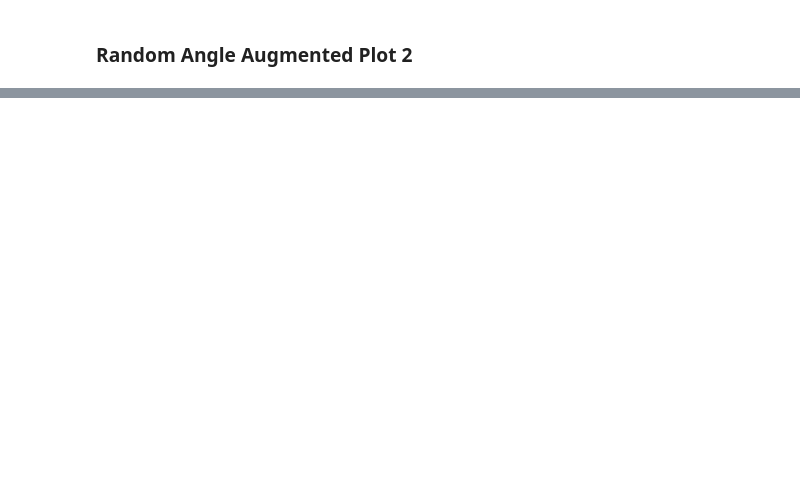
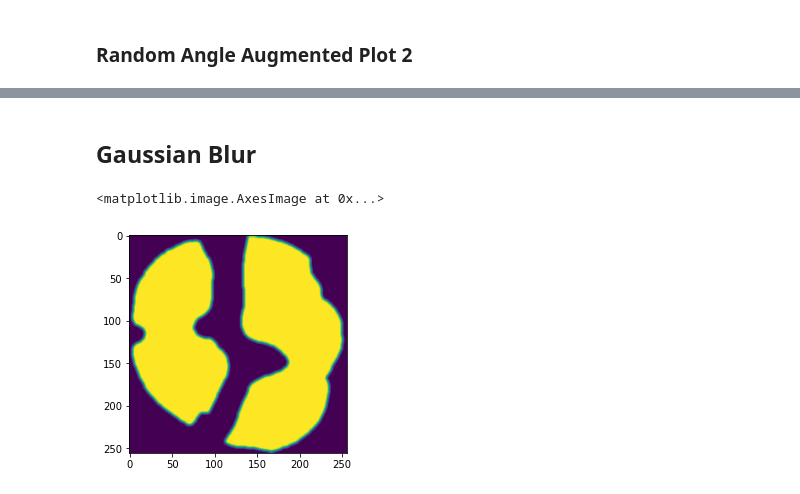
Before and after one commit to Awsaf780/STL-Processing, a Jupyter notebook: 04 - Augmentation (storage efficient) and Gaussian Blur.ipynb, the cells around one changed output, grey strips where cells are left out. Saved outputs shown, nothing was run; the diff lists cells and outputs as text; code cells hidden in the pictures; blank space fills up the shorter version.

```diff
--- a/04 - Augmentation (storage efficient) and Gaussian Blur.ipynb
+++ b/04 - Augmentation (storage efficient) and Gaussian Blur.ipynb
@@ -154,0 +169,8 @@ Angle Rotated:  -5
+# %% [markdown]
+## Gaussian Blur
+# %%
+dst = cv2.GaussianBlur(src,(5,5),cv2.BORDER_DEFAULT)
+plt.imshow(dst)
+# %% [output]
+<matplotlib.image.AxesImage at 0x...>
+[figure, added]
```
Also changed, not shown: parts of 19 cells of this notebook.
